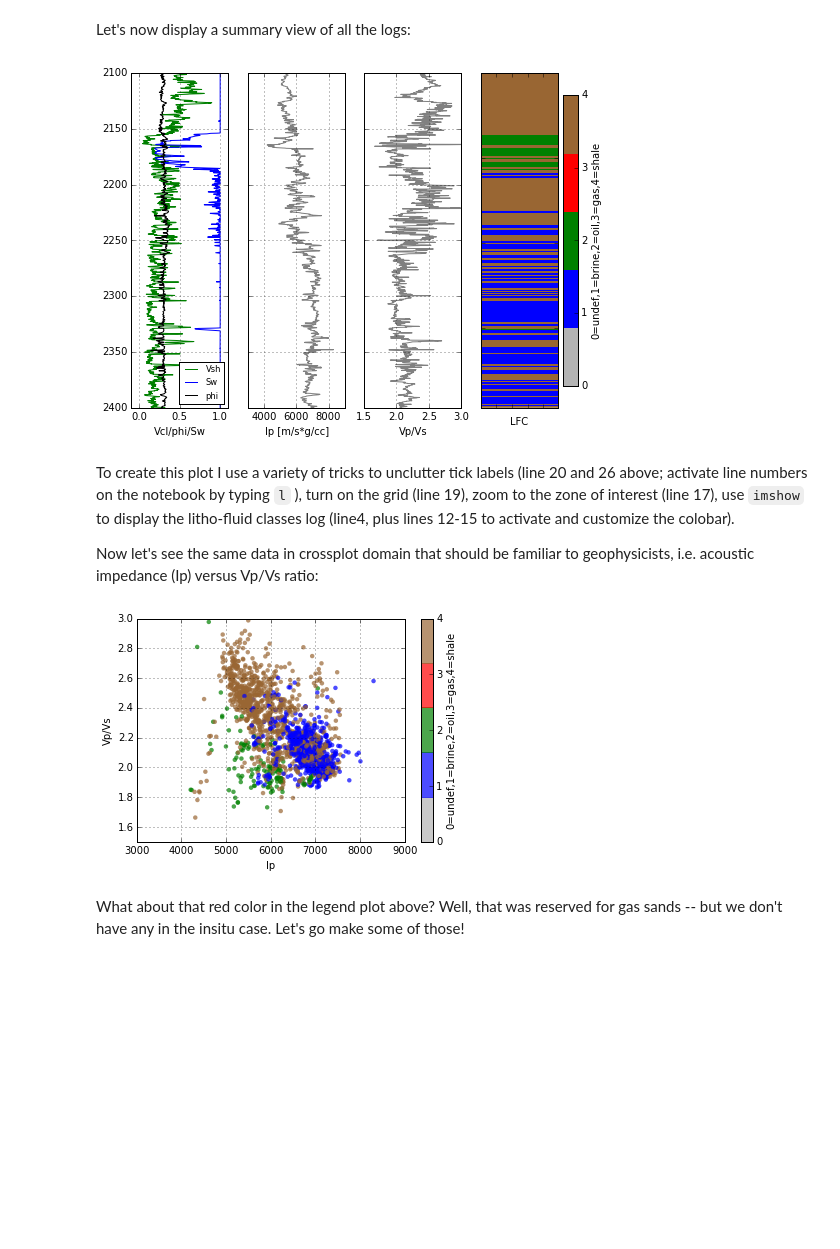
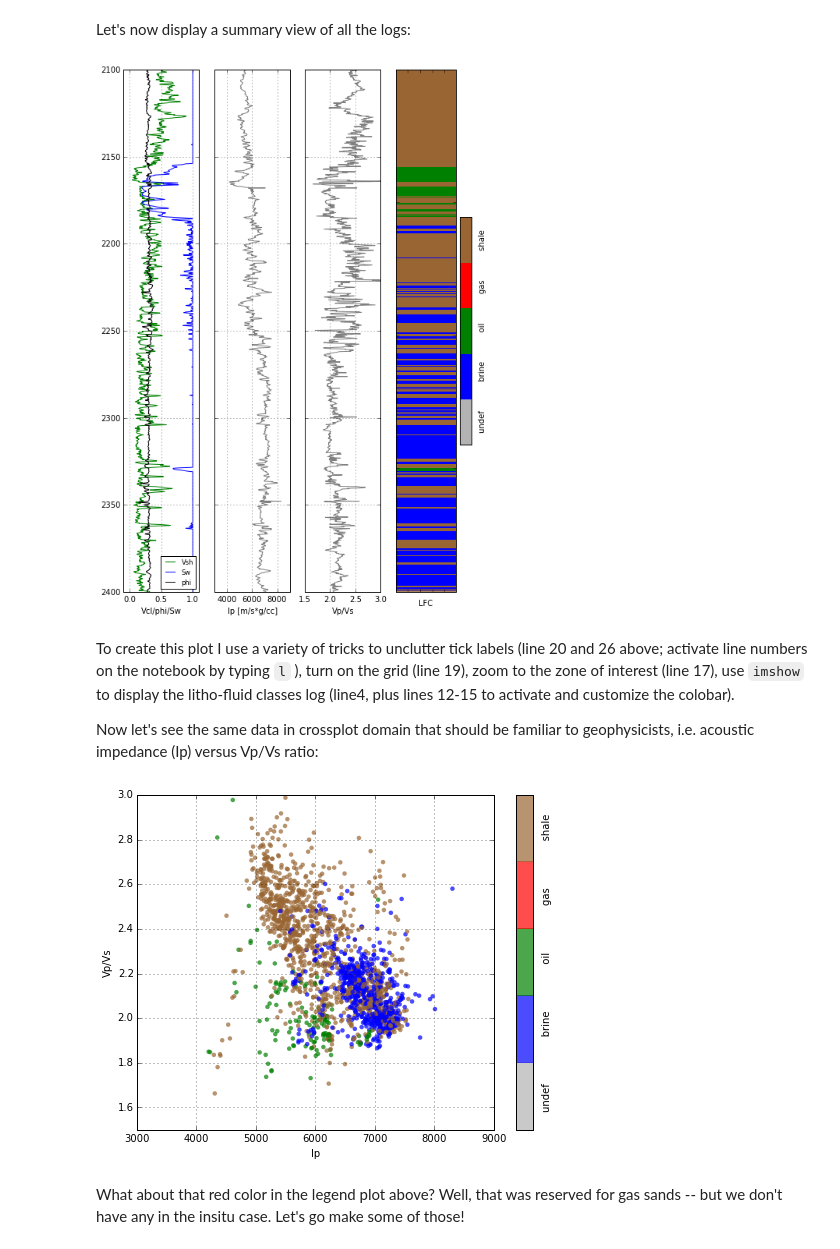
Before and after one commit to Kevin2599/geophysical_notes, a Jupyter notebook: creating_synthetic_data.ipynb, the cells around one changed output. Saved outputs shown, nothing was run; the diff lists cells and outputs as text; code cells hidden in the pictures; blank space fills up the shorter version.

```diff
--- a/creating_synthetic_data.ipynb
+++ b/creating_synthetic_data.ipynb
@@ -190,44 +209,50 @@ Let's now display a summary view of all the logs:
 # %%
 ztop=2100; zbot=2400
 ll=L.ix[(L.DEPTH>=ztop) & (L.DEPTH<=zbot)]
 
 cluster=np.repeat(np.expand_dims(ll['LFC'].values,1),100,1)
 
-f, ax = plt.subplots(nrows=1, ncols=4, figsize=(8, 6))
+f, ax = plt.subplots(nrows=1, ncols=4, figsize=(8, 12))
 ax[0].plot(ll.VSH, ll.DEPTH, '-g', label='Vsh')
 ax[0].plot(ll.SW, ll.DEPTH, '-b', label='Sw')
 ax[0].plot(ll.PHI, ll.DEPTH, '-k', label='phi')
 ax[1].plot(ll.IP, ll.DEPTH, '-', color='0.5')
 ax[2].plot(ll.VPVS, ll.DEPTH, '-', color='0.5')
 im=ax[3].imshow(cluster, interpolation='none', aspect='auto',cmap=cmap_facies,vmin=0,vmax=4)
 cbar=plt.colorbar(im, ax=ax[3])
-cbar.set_label('0=undef,1=brine,2=oil,3=gas,4=shale')
-cbar.set_ticks(range(0,4+1)); cbar.set_ticklabels(range(0,4+1))
+# cbar.set_label('0=undef,1=brine,2=oil,3=gas,4=shale')
+# cbar.set_ticks(range(0,4+1)); cbar.set_ticklabels(range(0,4+1))
+cbar.set_label((12*' ').join(['undef', 'brine', 'oil', 'gas', 'shale']))
+cbar.set_ticks(range(0,1)); cbar.set_ticklabels('')
+
 for i in ax[:-1]:
     i.set_ylim(ztop,zbot)
     i.invert_yaxis()
     i.grid()
     i.locator_params(axis='x', nbins=4)
 ax[0].legend(fontsize='small', loc='lower right')
 ax[0].set_xlabel("Vcl/phi/Sw"),    ax[0].set_xlim(-.1,1.1)
 ax[1].set_xlabel("Ip [m/s*g/cc]"), ax[1].set_xlim(3000,9000)
 ax[2].set_xlabel("Vp/Vs"),         ax[2].set_xlim(1.5,3)
 ax[3].set_xlabel('LFC')
 ax[1].set_yticklabels([]); ax[2].set_yticklabels([]); ax[3].set_yticklabels([]); ax[3].set_xticklabels([]);
 # %% [output]
-[figure, old version]
+[figure, new version]
 # %% [markdown]
 To create this plot I use a variety of tricks to unclutter tick labels (line 20 and 26 above; activate line numbers on the notebook by typing `l` ), turn on the grid (line 19), zoom to the zone of interest (line 17), use `imshow` to display the litho-fluid classes log (line4, plus lines 12-15 to activate and customize the colobar).
 
 Now let's see the same data in crossplot domain that should be familiar to geophysicists, i.e. acoustic impedance (Ip) versus Vp/Vs ratio:
 # %%
+plt.figure(figsize=(8,6))
 plt.scatter(L.IP,L.VPVS,20,L.LFC,marker='o',edgecolors='none',alpha=0.7,cmap=cmap_facies,vmin=0,vmax=4)
 plt.xlim(3000,9000); plt.ylim(1.5,3); plt.grid(); plt.xlabel('Ip'); plt.ylabel('Vp/Vs')
 cbar=plt.colorbar()
-cbar.set_label('0=undef,1=brine,2=oil,3=gas,4=shale')
-cbar.set_ticks(range(0,4+1)); cbar.set_ticklabels(range(0,4+1));
+# cbar.set_label('0=undef,1=brine,2=oil,3=gas,4=shale')
+# cbar.set_ticks(range(0,4+1)); cbar.set_ticklabels(range(0,4+1));
+cbar.set_label((15*' ').join(['undef', 'brine', 'oil', 'gas', 'shale']))
+cbar.set_ticks(range(0,1)); cbar.set_ticklabels('')
 # %% [output]
-[figure, old version]
+[figure, new version]
 # %% [markdown]
 What about that red color in the legend plot above? Well, that was reserved for gas sands -- but we don't have any in the insitu case. Let's go make some of those!
 # %% [markdown]
```
Also changed, not shown: parts of 9 cells of this notebook, 2 other files.
